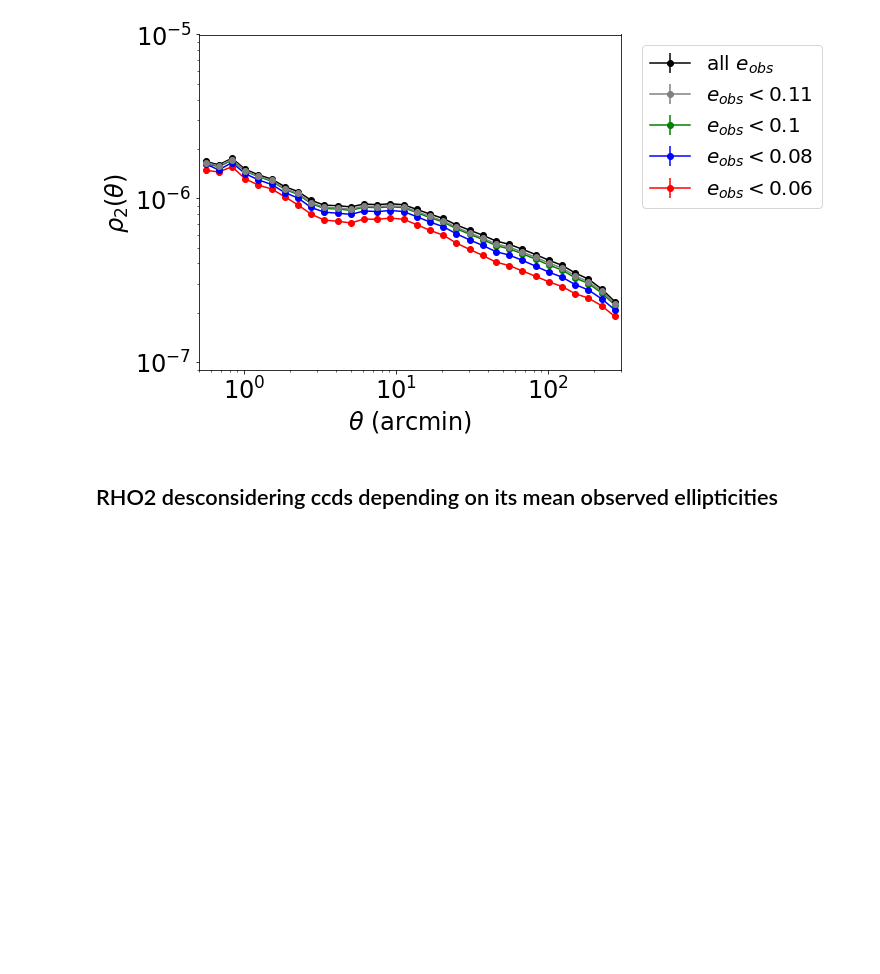
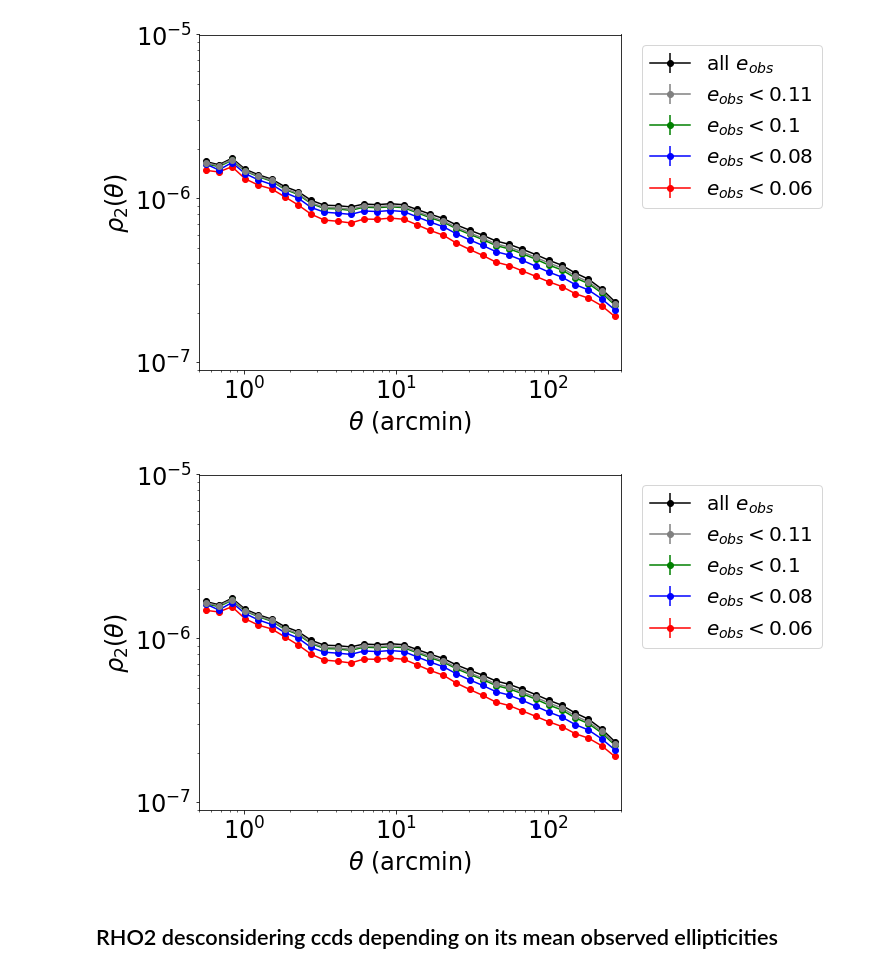
Before and after one commit to andalenavals/notebooks, a Jupyter notebook: y3a1-v29tests/y3a1-v29TESTS.ipynb, the cells around one changed output. Cells and saved outputs as stored; diff of their text form; code cells hidden in the pictures; blank space fills up the shorter version.

```diff
--- a/y3a1-v29tests/y3a1-v29TESTS.ipynb
+++ b/y3a1-v29tests/y3a1-v29TESTS.ipynb
@@ -572,6 +595,10 @@ plt.tight_layout()
 #plt.savefig('rho2p_y3a1-v29_blacklisting_exps.pdf', dpi=150)
 # %% [output]
 [figure]
+# %%
+display(fig)
+# %% [output]
+[figure, added]
 # %% [markdown]
 ## RHO2 desconsidering ccds depending on its mean observed ellipticities
 # %%
```
Also changed, not shown: parts of 21 cells of this notebook, 3 other files.
